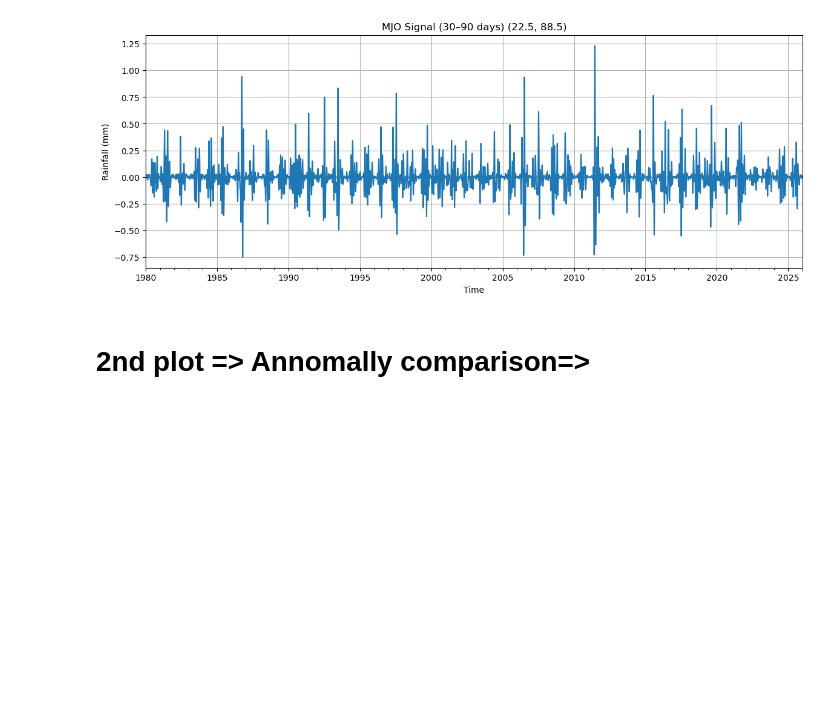
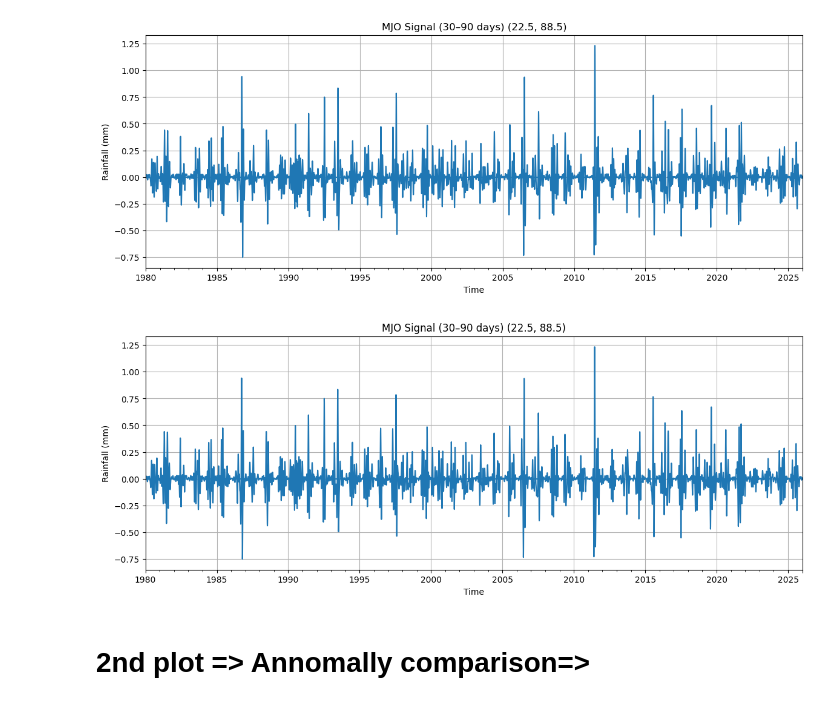
Before and after one commit to nilayiitkgpgit/ERA5, a Jupyter notebook: 10.Merge_Data.ipynb, the cells around one changed output. Cells and saved outputs as stored; diff of their text form; code cells hidden in the pictures; blank space fills up the shorter version.

Commit message:
Ending this mjo signal finding saga

```diff
--- a/10.Merge_Data.ipynb
+++ b/10.Merge_Data.ipynb
@@ -508,6 +508,55 @@ plt.show()
 # plt.show()
 # %% [output]
 [figure]
+# %%
+import xarray as xr
+import matplotlib.pyplot as plt
+
+# ============================================
+# FILE PATH
+# ============================================
+mjo_file = r"E:\IIT KGP 2025\SERVER_1/mjo_lanczos.nc"
+
+# ============================================
+# LOAD DATA
+# ============================================
+ds = xr.open_dataset(mjo_file)
+
+# sort latitude (just to be safe)
+ds = ds.sortby('latitude')
+
+# ============================================
+# SELECT GRID POINT
+# ============================================
+lat = 22.5
+lon = 88.5
+
+point = ds.sel(latitude=lat, longitude=lon, method='nearest')
+
+# ============================================
+# CONVERT TO SERIES
+# ============================================
+ts_mjo = point['tp_mjo'].to_series()
+
+# ============================================
+# PLOT
+# ============================================
+plt.figure(figsize=(14,5))
+ts_mjo.plot()
+
+plt.title(f"MJO Signal (30–90 days) ({lat}, {lon})")
+plt.xlabel("Time")
+plt.ylabel("Rainfall (mm)")
+plt.axhline(0, linestyle='--')
+plt.grid()
+
+plt.show()
+
+# OPTIONAL ZOOM
+# plt.xlim("2000-01-01", "2002-12-31")
+# plt.show()
+# %% [output]
+[figure, added]
 # %% [markdown]
 # 2nd plot => Annomally comparison=>
 # %%
```
Also changed, not shown: parts of 2 cells of this notebook, 2 other files.
